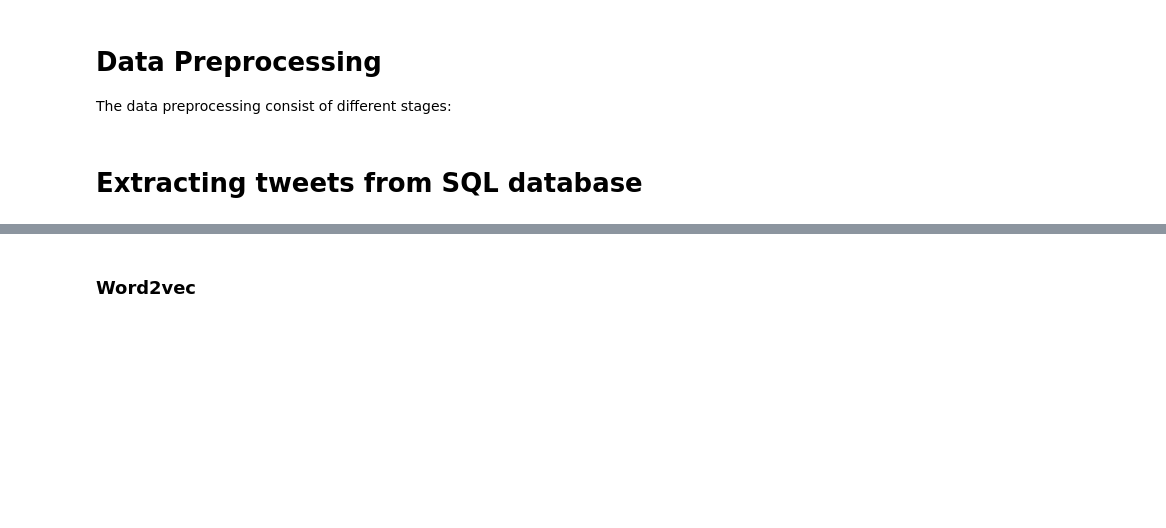
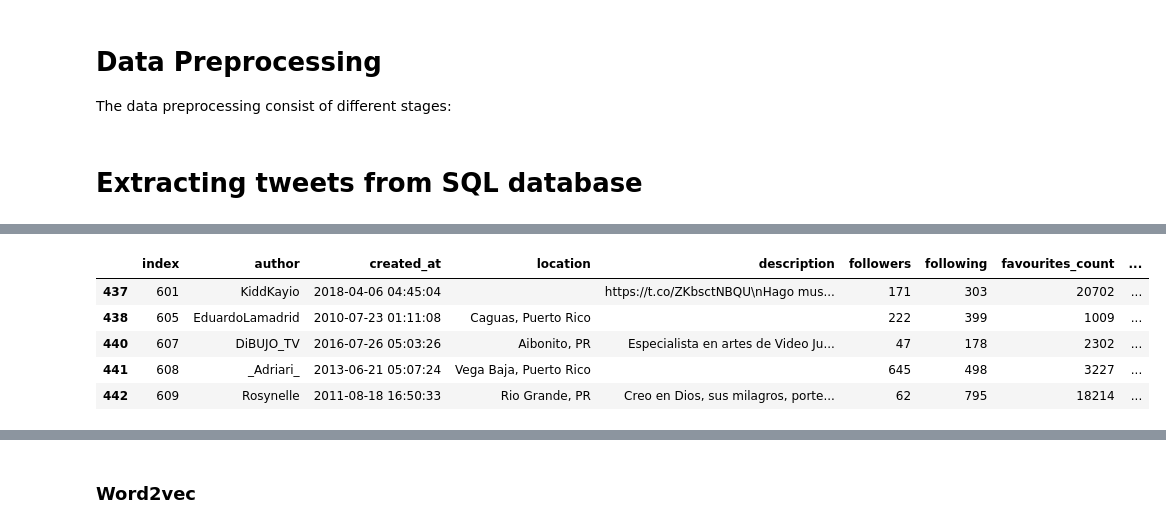
Before and after one commit to adeldelvalle/Social-Network-Analysis, a Jupyter notebook: Preprocessing.ipynb, the cells around one changed output, grey strips where cells are left out. Saved outputs shown, nothing was run; the diff lists cells and outputs as text; code cells hidden in the pictures; blank space fills up the shorter version.

```diff
--- a/Preprocessing.ipynb
+++ b/Preprocessing.ipynb
@@ -358,3 +393,12 @@ df.head(10)
+# %%
+df.tail()
+# %% [output]
+|  | index | author | created_at | location | description | followers | following | favourites_count | ... |
+| 437 | 601 | KiddKayio | 2018-04-06 04:45:04 |  | https://t.co/ZKbsctNBQU\nHago mus... | 171 | 303 | 20702 | ... |
+| 438 | 605 | EduardoLamadrid | 2010-07-23 01:11:08 | Caguas, Puerto Rico |  | 222 | 399 | 1009 | ... |
+| 440 | 607 | DiBUJO_TV | 2016-07-26 05:03:26 | Aibonito, PR | Especialista en artes de Video Ju... | 47 | 178 | 2302 | ... |
+| 441 | 608 | _Adriari_ | 2013-06-21 05:07:24 | Vega Baja, Puerto Rico |  | 645 | 498 | 3227 | ... |
+| 442 | 609 | Rosynelle | 2011-08-18 16:50:33 | Rio Grande, PR | Creo en Dios, sus milagros, porte... | 62 | 795 | 18214 | ... |
 # %%
 x = concatTweets(df)
 
```
Also changed, not shown: parts of 15 cells of this notebook.
